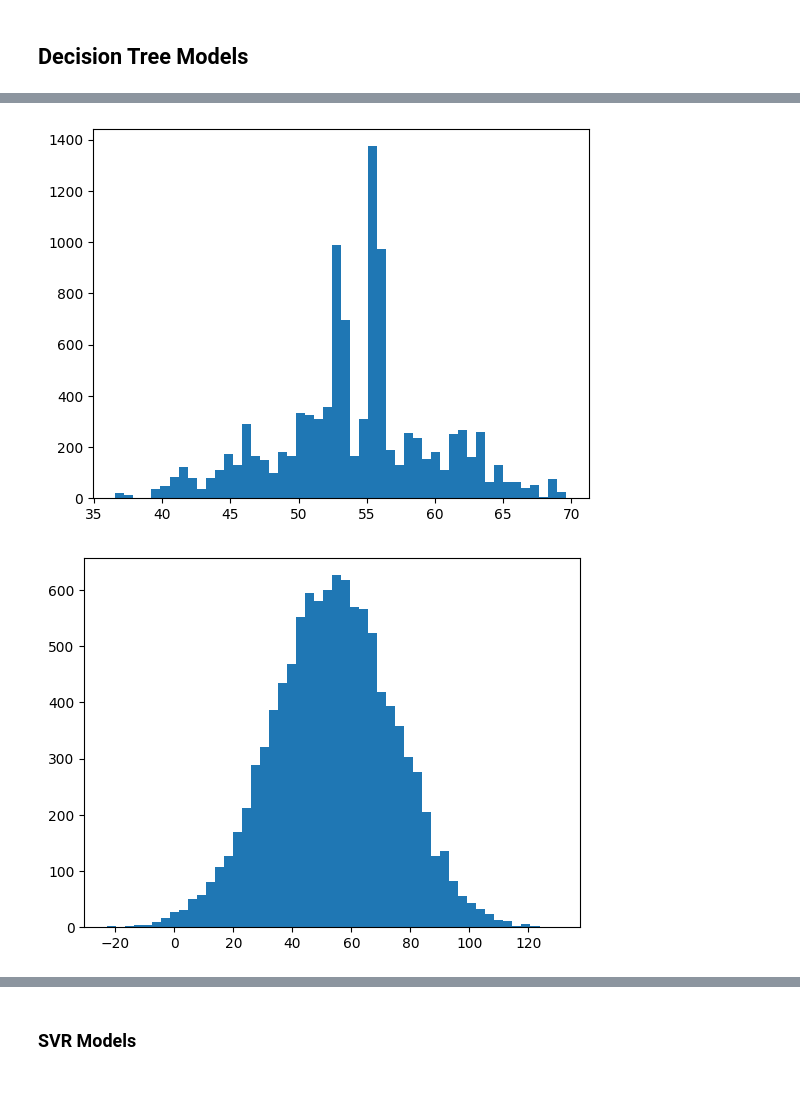
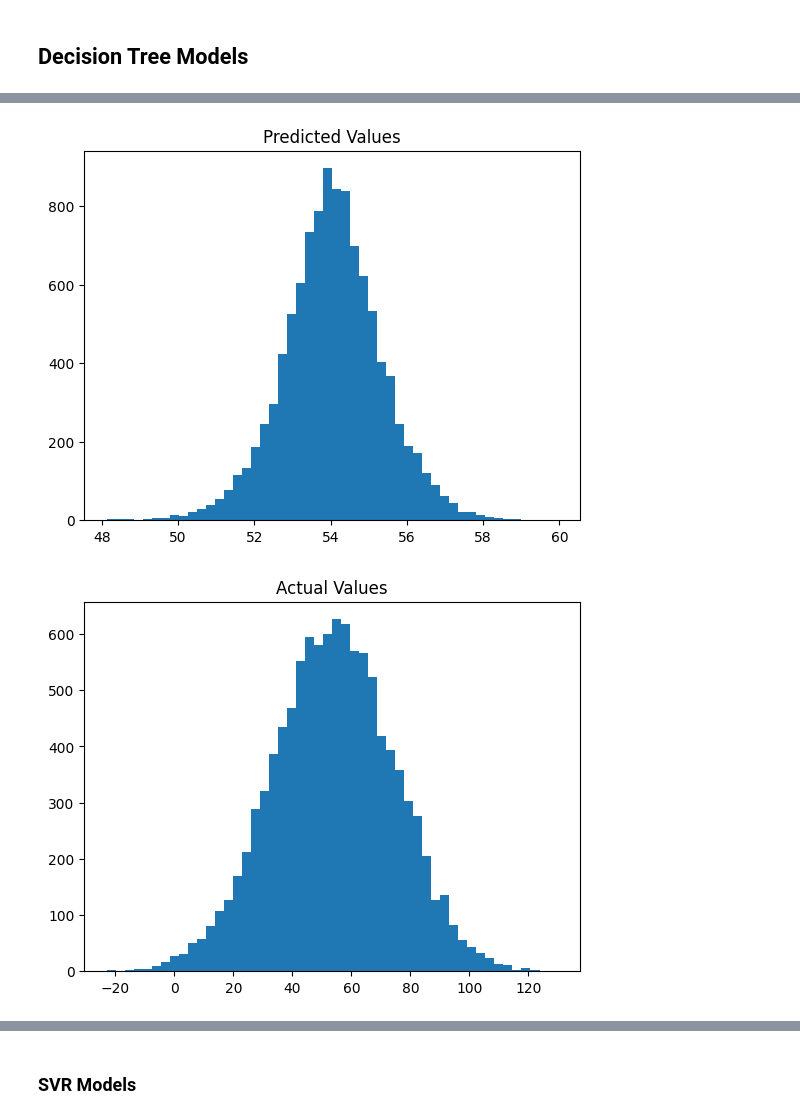
Before and after one commit to et-mar/ECGR4105FinalProject, a Jupyter notebook: Southern_California.ipynb, the cells around one changed output, grey strips where cells are left out. Drawn from its saved outputs; the diff is of its cells as text; code cells hidden in the pictures; blank space fills up the shorter version.

```diff
--- a/Southern_California.ipynb
+++ b/Southern_California.ipynb
@@ -263,16 +263,15 @@ Test MSE         425.4376675035858
 # %% [markdown]
 ## Decision Tree Models
 # %%
-from sklearn.tree import DecisionTreeRegressor
+from sklearn.ensemble import RandomForestRegressor
 
-# Try some combinations of hyperparameters
 for samples in [5, 10, 20, 50]:
     for depth in [20, 30, 40, None]:
-        decision_tree = DecisionTreeRegressor(min_samples_leaf=samples, max_depth=depth)
-        decision_tree.fit(X_train, Y_train)
+        random_forest = RandomForestRegressor(max_depth= depth, min_samples_leaf=samples, n_jobs=-1)
+        random_forest.fit(X_train, Y_train)
 
-        train_loss = metrics.mean_squared_error(Y_train, decision_tree.predict(X_train))
-        test_loss = metrics.mean_squared_error(Y_test, decision_tree.predict(X_test))
+        train_err = metrics.root_mean_squared_error(Y_train, random_forest.predict(X_train))
+        test_err = metrics.root_mean_squared_error(Y_test, random_forest.predict(X_test))
 
-        print("Depth=", depth, "\t Min Samples/Leaf=", samples, "\t Train: ", train_loss, "\t Test: ", test_loss)
+        print("Depth=", depth, "\t Min Samples/Leaf=", samples, "\t Train: ", train_err, "\t Test: ", test_err)
 # %% [output]
@@ -295,16 +294,18 @@ Depth= None      Min Samples/Leaf= 50    Train:  359.41000144826677      Test:
 # %%
 # Plot a histogram of predicted values for the best model
-decision_tree = DecisionTreeRegressor(min_samples_leaf=50, max_depth=20)
-decision_tree.fit(X_train, Y_train)
+random_forest = RandomForestRegressor(max_depth= 20, min_samples_leaf=50, n_jobs=-1)
+random_forest.fit(X_train, Y_train)
 
-Y_pred = decision_tree.predict(X_test)
+Y_pred = random_forest.predict(X_test)
 
 plt.hist(Y_pred, bins=50)
+plt.title("Predicted Values")
 plt.show()
 
 plt.figure()
 plt.hist(Y_test, bins=50)
+plt.title("Actual Values")
 plt.show()
 # %% [output]
-[figure, old version]
+[figure, new version]
-[figure, old version]
+[figure, new version]
```
Also changed, not shown: parts of 10 cells of this notebook.
